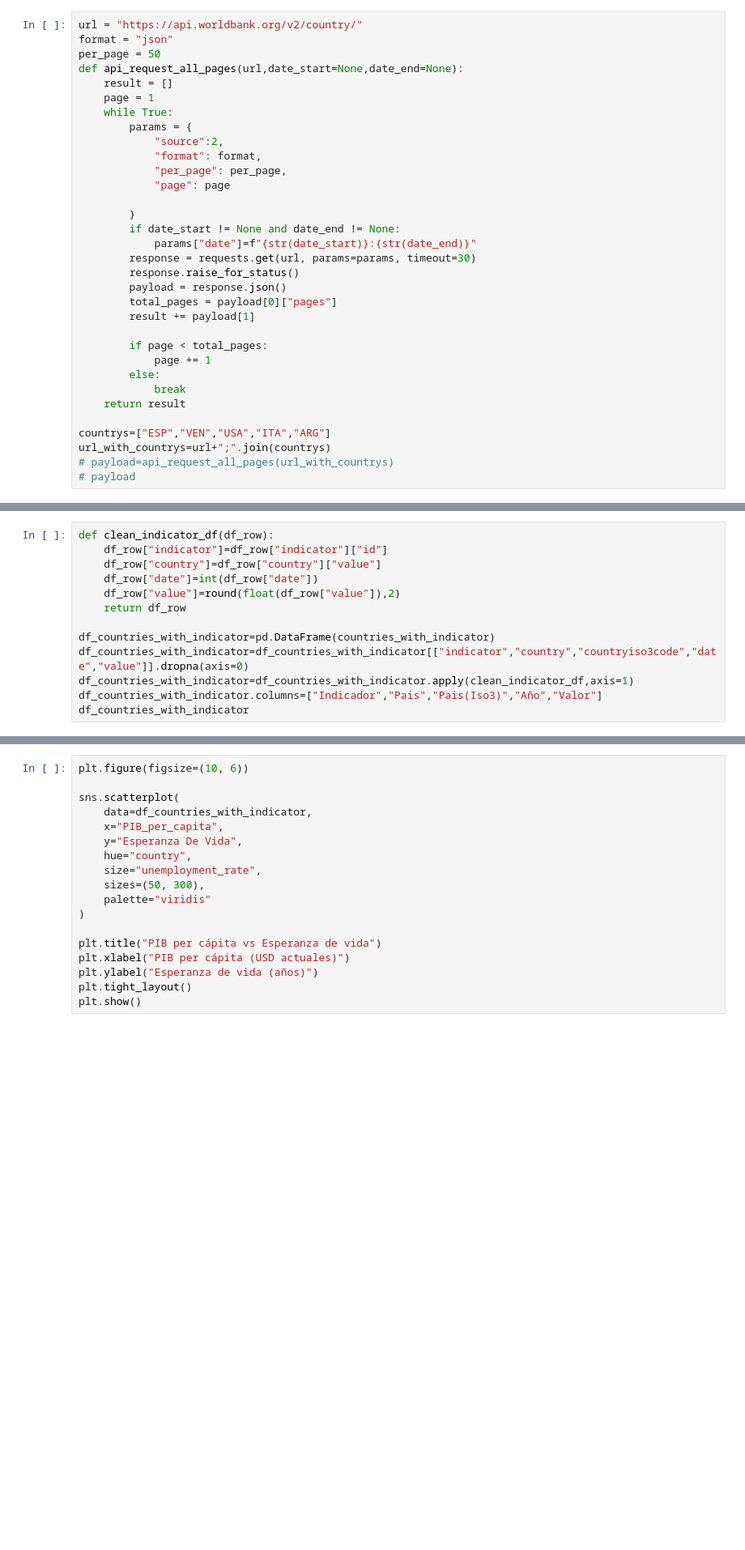
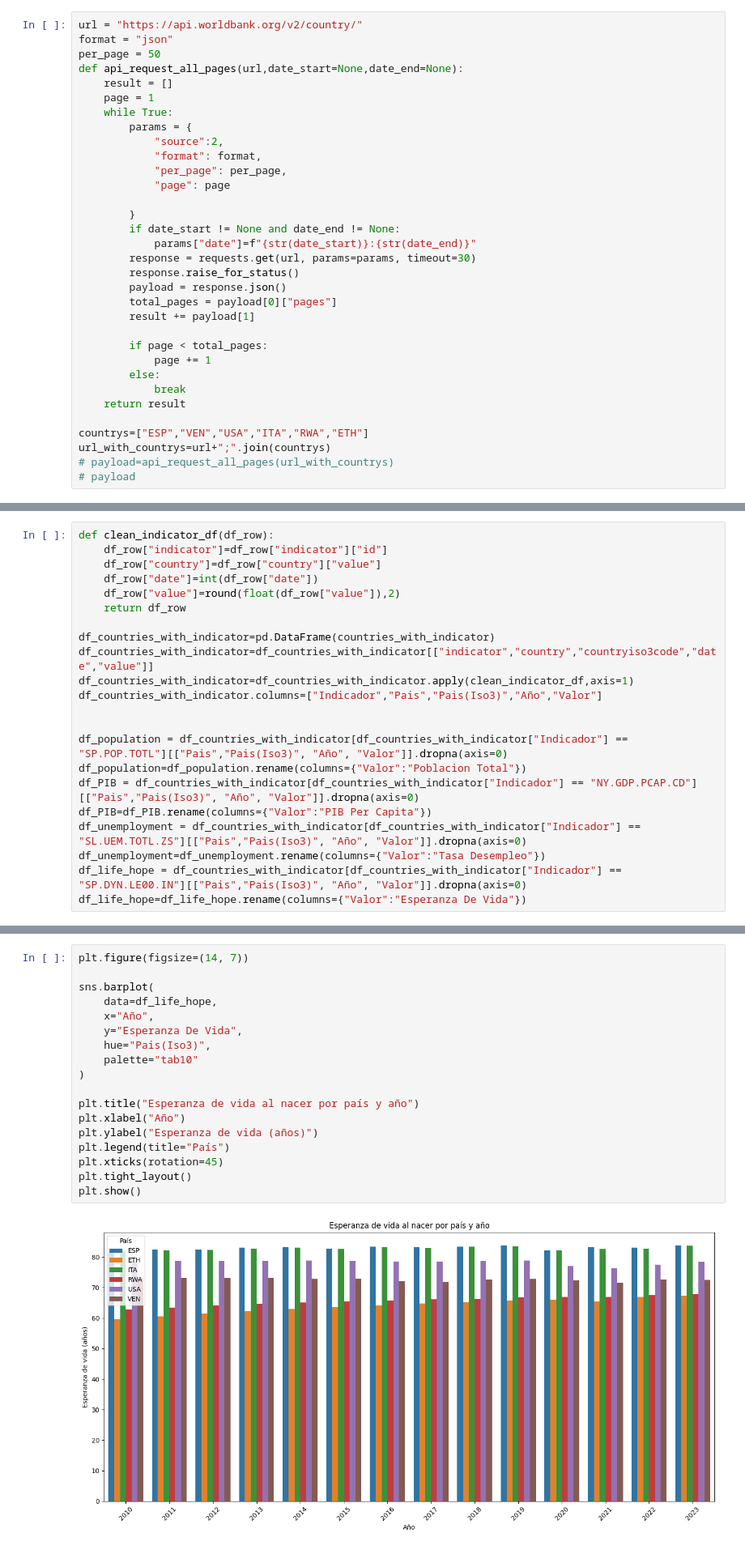
Before and after one commit to 4GeeksAcademy/andrupax94-interacting-with-api-python-project-tutorial, a Jupyter notebook: src/world_bank_analysis.ipynb, the cells around one changed output, grey strips where cells are left out. Shown at 81% size. Cells and saved outputs as stored; diff of their text form; blank space fills up the shorter version.

```diff
--- a/src/world_bank_analysis.ipynb
+++ b/src/world_bank_analysis.ipynb
@@ -32,7 +33,7 @@ def api_request_all_pages(url,date_start=None,date_end=None):
             break
     return result
 
-countrys=["ESP","VEN","USA","ITA","ARG"]
+countrys=["ESP","VEN","USA","ITA","RWA","ETH"]
 url_with_countrys=url+";".join(countrys)
 # payload=api_request_all_pages(url_with_countrys)
 # payload
@@ -74,7 +57,16 @@ def clean_indicator_df(df_row):
     return df_row
 
 df_countries_with_indicator=pd.DataFrame(countries_with_indicator)
-df_countries_with_indicator=df_countries_with_indicator[["indicator","country","countryiso3code","date","value"]].dropna(axis=0)
+df_countries_with_indicator=df_countries_with_indicator[["indicator","country","countryiso3code","date","value"]]
 df_countries_with_indicator=df_countries_with_indicator.apply(clean_indicator_df,axis=1)
 df_countries_with_indicator.columns=["Indicador","Pais","Pais(Iso3)","Año","Valor"]
-df_countries_with_indicator
+
+
+df_population = df_countries_with_indicator[df_countries_with_indicator["Indicador"] == "SP.POP.TOTL"][["Pais","Pais(Iso3)", "Año", "Valor"]].dropna(axis=0)
+df_population=df_population.rename(columns={"Valor":"Poblacion Total"})
+df_PIB = df_countries_with_indicator[df_countries_with_indicator["Indicador"] == "NY.GDP.PCAP.CD"][["Pais","Pais(Iso3)", "Año", "Valor"]].dropna(axis=0)
+df_PIB=df_PIB.rename(columns={"Valor":"PIB Per Capita"})
+df_unemployment = df_countries_with_indicator[df_countries_with_indicator["Indicador"] == "SL.UEM.TOTL.ZS"][["Pais","Pais(Iso3)", "Año", "Valor"]].dropna(axis=0)
+df_unemployment=df_unemployment.rename(columns={"Valor":"Tasa Desempleo"})
+df_life_hope = df_countries_with_indicator[df_countries_with_indicator["Indicador"] == "SP.DYN.LE00.IN"][["Pais","Pais(Iso3)", "Año", "Valor"]].dropna(axis=0)
+df_life_hope=df_life_hope.rename(columns={"Valor":"Esperanza De Vida"})
@@ -95,18 +73,20 @@ df_countries_with_indicator
 # %%
-plt.figure(figsize=(10, 6))
+plt.figure(figsize=(14, 7))
 
-sns.scatterplot(
-    data=df_countries_with_indicator,
-    x="PIB_per_capita",
+sns.barplot(
+    data=df_life_hope,
+    x="Año",
     y="Esperanza De Vida",
-    hue="country",
-    size="unemployment_rate",
-    sizes=(50, 300),
-    palette="viridis"
+    hue="Pais(Iso3)",
+    palette="tab10"
 )
 
-plt.title("PIB per cápita vs Esperanza de vida")
-plt.xlabel("PIB per cápita (USD actuales)")
+plt.title("Esperanza de vida al nacer por país y año")
+plt.xlabel("Año")
 plt.ylabel("Esperanza de vida (años)")
+plt.legend(title="País")
+plt.xticks(rotation=45)
 plt.tight_layout()
 plt.show()
+# %% [output]
+[figure, added]
```
Also changed, not shown: parts of 9 cells of this notebook, 1 other file.
